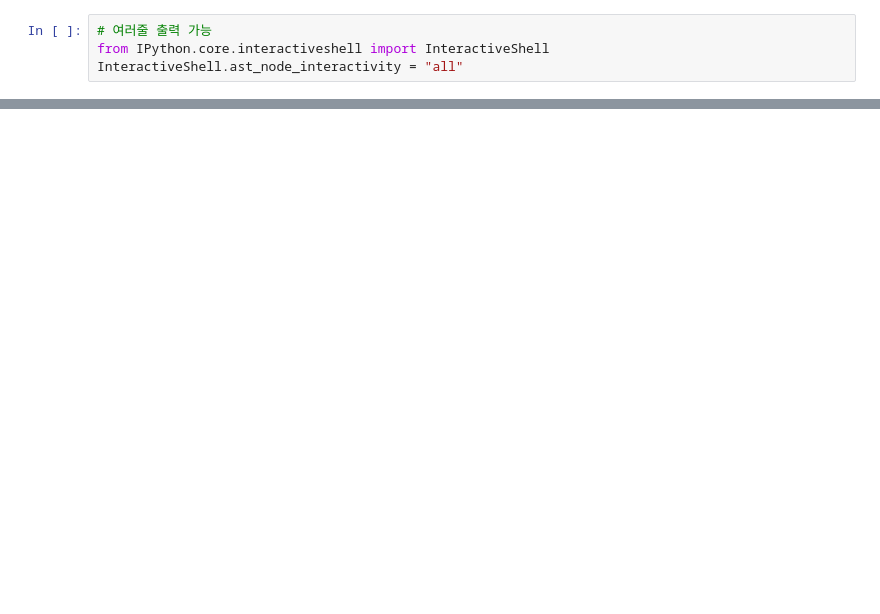
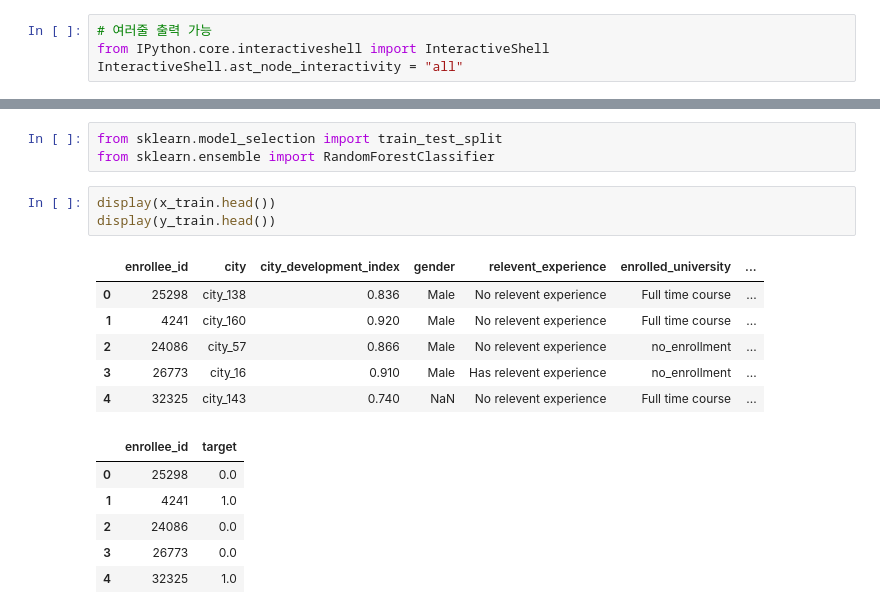
Before and after one commit to gigabitamin/license_study, a Jupyter notebook: BIGDATA/250618_0300.ipynb, the cells around one changed output, grey strips where cells are left out. Saved outputs shown, nothing was run; the diff lists cells and outputs as text; blank space fills up the shorter version.

```diff
--- a/BIGDATA/250618_0300.ipynb
+++ b/BIGDATA/250618_0300.ipynb
@@ -527,0 +372,19 @@ dtype: int64
+# %%
+from sklearn.model_selection import train_test_split
+from sklearn.ensemble import RandomForestClassifier
+# %%
+display(x_train.head())
+display(y_train.head())
+# %% [output]
+|  | enrollee_id | city | city_development_index | gender | relevent_experience | enrolled_university | ... |
+| 0 | 25298 | city_138 | 0.836 | Male | No relevent experience | Full time course | ... |
+| 1 | 4241 | city_160 | 0.920 | Male | No relevent experience | Full time course | ... |
+| 2 | 24086 | city_57 | 0.866 | Male | No relevent experience | no_enrollment | ... |
+| 3 | 26773 | city_16 | 0.910 | Male | Has relevent experience | no_enrollment | ... |
+| 4 | 32325 | city_143 | 0.740 | NaN | No relevent experience | Full time course | ... |
+|  | enrollee_id | target |
+| 0 | 25298 | 0.0 |
+| 1 | 4241 | 1.0 |
+| 2 | 24086 | 0.0 |
+| 3 | 26773 | 0.0 |
+| 4 | 32325 | 1.0 |
```
Also changed, not shown: parts of 91 cells of this notebook, 1 other file.
